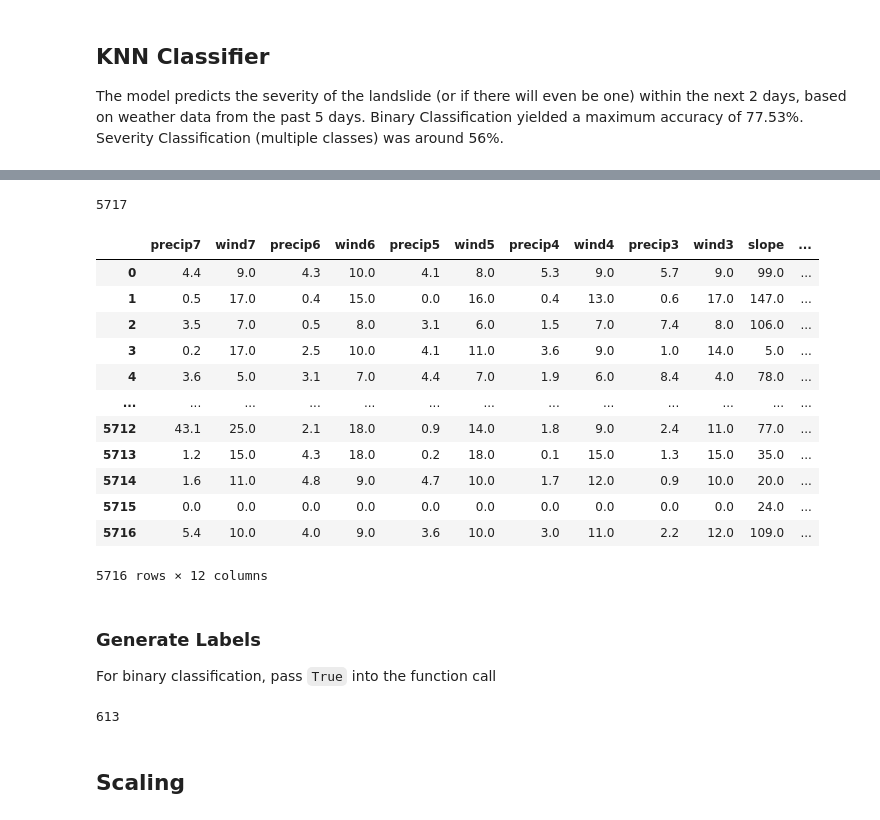
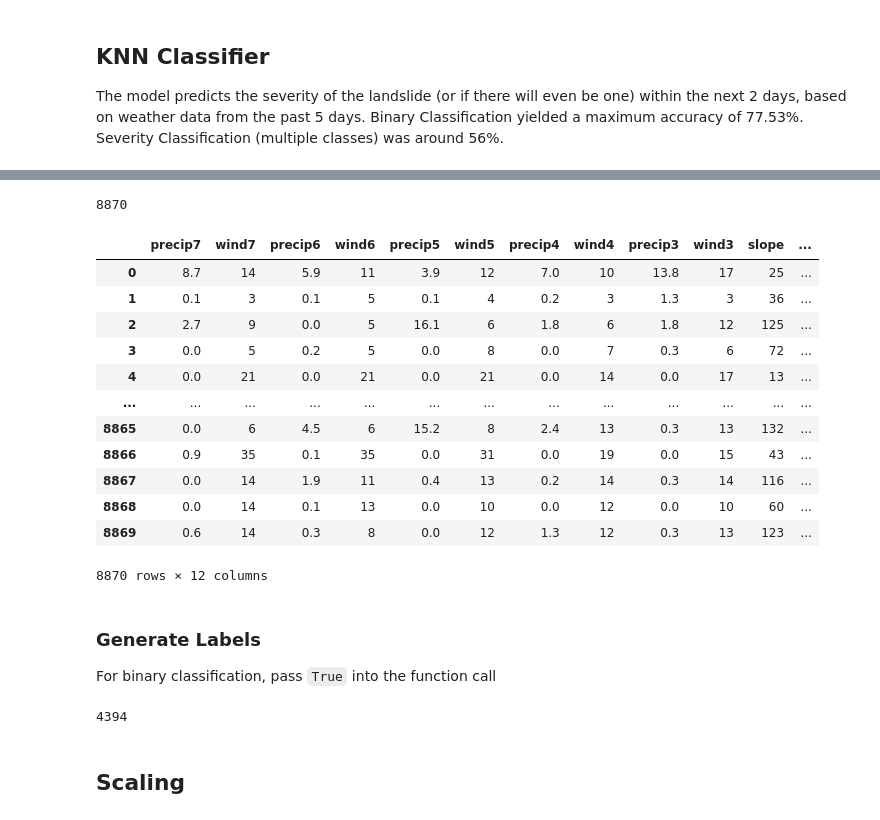
Before and after one commit to Landslide-Analytics-System/GLAS, a Jupyter notebook: v1/core/modeling/KNN.ipynb, the cells around one changed output, grey strips where cells are left out. Saved outputs shown, nothing was run; the diff lists cells and outputs as text; code cells hidden in the pictures.

Commit message:
Removing negative slopes

```diff
--- a/v1/core/modeling/KNN.ipynb
+++ b/v1/core/modeling/KNN.ipynb
@@ -15,3 +13,7 @@ df = pd.read_csv("full_dataset_v1.csv")
+# %%
+# df = pd.read_csv("full_dataset_v1.csv")
+# df = pd.read_csv("/Users/ishaanjavali/Documents/Science Fair/2020/Code/API/full_dataset_v1.csv")
+df = pd.read_csv("/Users/ishaanjavali/Documents/Science Fair/2020/Code/API/full_dataset_good.csv")
 # %%
 df['severity'].value_counts()
 # %% [output]
@@ -27,3 +30,5 @@ Name: severity, dtype: int64
 # %%
 # filter by severity. na is for non-landslide data
 df = df[df['severity'].isin(["medium", "small", "large", "very_large", "na"])]
+# Remove -1 slopes
+df = df.loc[~(df.slope == -1)]
@@ -33,37 +55,40 @@ df = shuffle(df)
 df.reset_index(inplace=True, drop=True)
 print(len(df))
 # %% [output]
-5717
+8870
 # %%
-X = df.copy()
+def getX():
+    X = df.copy()
 
-X.drop(X.columns[[i for i in range(0, 151)]], axis = 1, inplace = True)
-# X.drop(X.columns[[i for i in range(20, 35)]], axis = 1, inplace = True)
-X["severity"] = df["severity"]
-X.drop(X.columns[[0]], axis = 1, inplace = True)
+    X.drop(X.columns[[i for i in range(0, 151)]], axis = 1, inplace = True)
+    # X.drop(X.columns[[i for i in range(20, 35)]], axis = 1, inplace = True)
+    X["severity"] = df["severity"]
+    X.drop(X.columns[[0]], axis = 1, inplace = True)
 
-X = X.dropna()
-for i in range(0, 8):
-    del X['air' + str(i)]
-    del X['temp' + str(i)]
-    del X['humidity' + str(i)]
+    X = X.dropna()
+    for i in range(0, 8):
+        del X['air' + str(i)]
+        del X['temp' + str(i)]
+        del X['humidity' + str(i)]
 
-X.drop(X.columns[[i for i in range(len(X.columns)-8, len(X.columns)-2)]], axis = 1, inplace = True)
+    X.drop(X.columns[[i for i in range(len(X.columns)-8, len(X.columns)-2)]], axis = 1, inplace = True)
+    return X
+X = getX()
 X
 # %% [output]
 |  | precip7 | wind7 | precip6 | wind6 | precip5 | wind5 | precip4 | wind4 | precip3 | wind3 | slope | ... |
-| 0 | 4.4 | 9.0 | 4.3 | 10.0 | 4.1 | 8.0 | 5.3 | 9.0 | 5.7 | 9.0 | 99.0 | ... |
-| 1 | 0.5 | 17.0 | 0.4 | 15.0 | 0.0 | 16.0 | 0.4 | 13.0 | 0.6 | 17.0 | 147.0 | ... |
-| 2 | 3.5 | 7.0 | 0.5 | 8.0 | 3.1 | 6.0 | 1.5 | 7.0 | 7.4 | 8.0 | 106.0 | ... |
-| 3 | 0.2 | 17.0 | 2.5 | 10.0 | 4.1 | 11.0 | 3.6 | 9.0 | 1.0 | 14.0 | 5.0 | ... |
-| 4 | 3.6 | 5.0 | 3.1 | 7.0 | 4.4 | 7.0 | 1.9 | 6.0 | 8.4 | 4.0 | 78.0 | ... |
+| 0 | 8.7 | 14 | 5.9 | 11 | 3.9 | 12 | 7.0 | 10 | 13.8 | 17 | 25 | ... |
+| 1 | 0.1 | 3 | 0.1 | 5 | 0.1 | 4 | 0.2 | 3 | 1.3 | 3 | 36 | ... |
+| 2 | 2.7 | 9 | 0.0 | 5 | 16.1 | 6 | 1.8 | 6 | 1.8 | 12 | 125 | ... |
+| 3 | 0.0 | 5 | 0.2 | 5 | 0.0 | 8 | 0.0 | 7 | 0.3 | 6 | 72 | ... |
+| 4 | 0.0 | 21 | 0.0 | 21 | 0.0 | 21 | 0.0 | 14 | 0.0 | 17 | 13 | ... |
 | ... | ... | ... | ... | ... | ... | ... | ... | ... | ... | ... | ... | ... |
-| 5712 | 43.1 | 25.0 | 2.1 | 18.0 | 0.9 | 14.0 | 1.8 | 9.0 | 2.4 | 11.0 | 77.0 | ... |
-| 5713 | 1.2 | 15.0 | 4.3 | 18.0 | 0.2 | 18.0 | 0.1 | 15.0 | 1.3 | 15.0 | 35.0 | ... |
-| 5714 | 1.6 | 11.0 | 4.8 | 9.0 | 4.7 | 10.0 | 1.7 | 12.0 | 0.9 | 10.0 | 20.0 | ... |
-| 5715 | 0.0 | 0.0 | 0.0 | 0.0 | 0.0 | 0.0 | 0.0 | 0.0 | 0.0 | 0.0 | 24.0 | ... |
-| 5716 | 5.4 | 10.0 | 4.0 | 9.0 | 3.6 | 10.0 | 3.0 | 11.0 | 2.2 | 12.0 | 109.0 | ... |
+| 8865 | 0.0 | 6 | 4.5 | 6 | 15.2 | 8 | 2.4 | 13 | 0.3 | 13 | 132 | ... |
+| 8866 | 0.9 | 35 | 0.1 | 35 | 0.0 | 31 | 0.0 | 19 | 0.0 | 15 | 43 | ... |
+| 8867 | 0.0 | 14 | 1.9 | 11 | 0.4 | 13 | 0.2 | 14 | 0.3 | 14 | 116 | ... |
+| 8868 | 0.0 | 14 | 0.1 | 13 | 0.0 | 10 | 0.0 | 12 | 0.0 | 10 | 60 | ... |
+| 8869 | 0.6 | 14 | 0.3 | 8 | 0.0 | 12 | 1.3 | 12 | 0.3 | 13 | 123 | ... |
-5716 rows × 12 columns
+8870 rows × 12 columns
 # %% [markdown]
 ### Generate Labels
 For binary classification, pass `True` into the function call
@@ -81,10 +108,11 @@ def generate_labels(binary = False):
     X.drop(X.columns[[-1]], axis = 1, inplace = True)
     print(y.count(1))
     return y
-# %%
-y = generate_labels()
-# %% [output]
-613
+# %%
+binary = True
+y = generate_labels(binary)
+# %% [output]
+4394
 # %% [markdown]
 ## Scaling
 # %%
```
Also changed, not shown: parts of 10 cells of this notebook, 1 other file.
